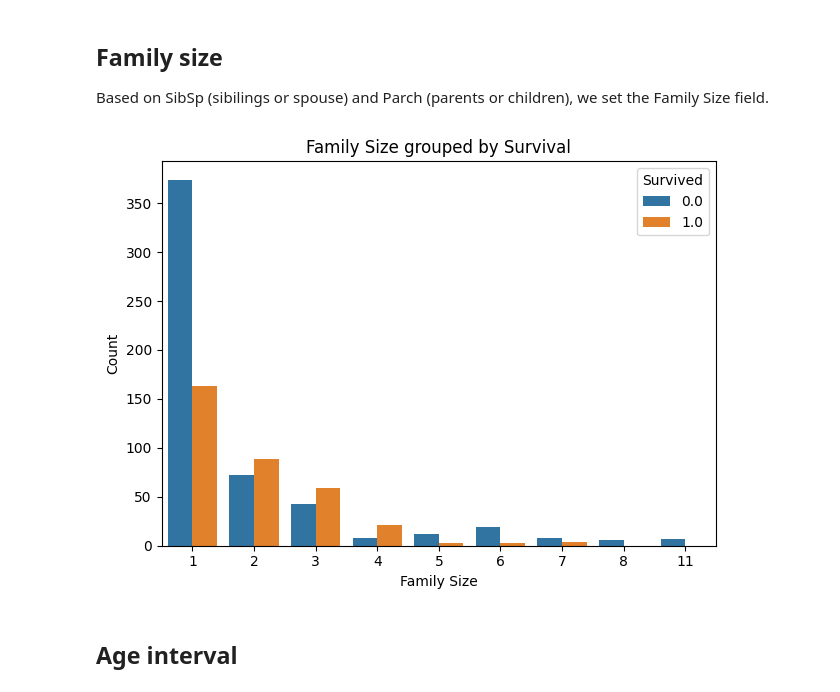
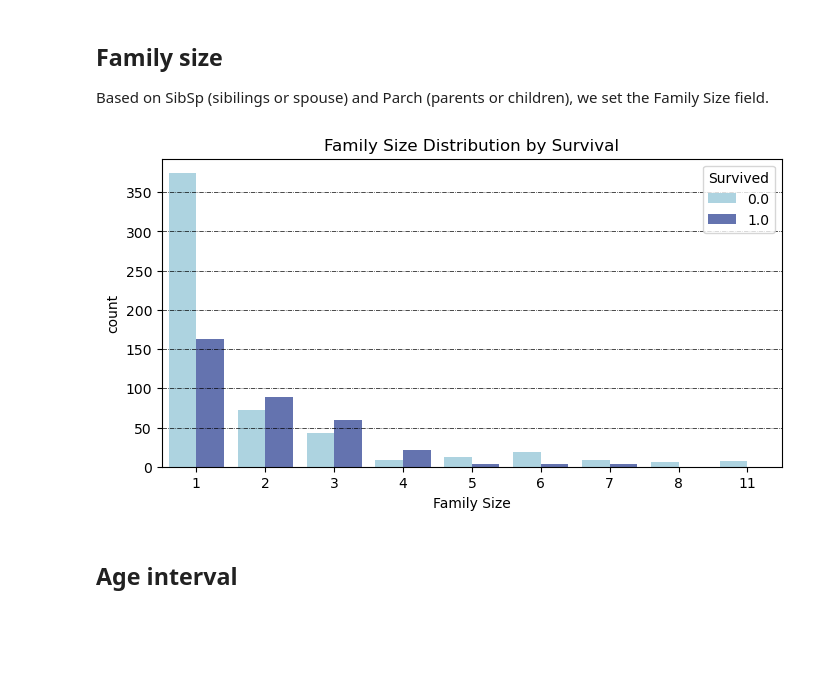
Before and after one commit to Bruno-He/ps1_ex4_nb_to_repo, a Jupyter notebook: notebooks/Titanic Data Journey.ipynb, the cells around one changed output. Drawn from its saved outputs; the diff is of its cells as text; code cells hidden in the pictures; blank space fills up the shorter version.

```diff
--- a/notebooks/Titanic Data Journey.ipynb
+++ b/notebooks/Titanic Data Journey.ipynb
@@ -20,21 +32,14 @@ from sklearn.ensemble import RandomForestClassifier
 # %%
 # TODO: Add all hard coded parameters like file paths or model parameters here
-import sys
-from pathlib import Path
-
-NOTEBOOK_DIR = Path().resolve()
-PROJECT_ROOT = NOTEBOOK_DIR.parent
-sys.path.append(str(PROJECT_ROOT))
-
-from src.data import load_data, missing_summary, nonnull_unique_summary, most_frequent_summary, concat_with_set, inspect_dataframes
-from src.features import add_family_size, add_age_interval, add_fare_interval, add_sex_pclass, add_parsed_name_columns, copy_titles, unify_titles, add_family_type, encode_sex_numeric
-from src.model import make_split, get_xy, fit_predict_rf
-from src.utils import countplot_with_hue, groupby_mean, plot_distribution_pairs, plot_categorical_pairs
+TRAIN_PATH = "../data/train.csv"
+TEST_PATH = "../data/test.csv"
 # %% [markdown]
 ## Read the data
 # %%
+
+
 # TODO: Put the path at the top of the script and replace with variable
-train_df, test_df = load_data()
+train_df, test_df = load_data(TRAIN_PATH, TEST_PATH)
 # %% [markdown]
 # Preliminary data inspection
 # %% [markdown]
@@ -152,8 +311,8 @@ We show here two graphs in paralel:
 
 Let's first aggregate train and test data into one single dataframe, `all_df`.
 # %%
-# TODO: turn into function
-all_df = concat_with_set(train_df, test_df)
+# Combine datasets using our custom function
+all_df = combine_datasets(train_df, test_df)
 # %%
 all_df.head()
 # %% [output]
@@ -224,6 +389,6 @@ plot_distribution_pairs(all_df, cols=["Age", "Fare"], hue="Survived")
 
 Based on SibSp (sibilings or spouse) and Parch (parents or children), we set the Family Size field.
 # %%
-# TODO: turn into function
-all_df = add_family_size(all_df)
+# Create family size feature using our custom function
+all_df = create_family_size(all_df)
 # %%
@@ -232,14 +397,8 @@ train_df = add_family_size(train_df)
 # %%
-# Plot count pairs using all_df for the column "Family Size" and use "Survived" as hue.
-countplot_with_hue(
-    df=all_df,
-    x="Family Size",
-    hue="Survived",
-    title="Family Size grouped by Survival"
-)
-plt.show()
+# Plot count pairs using all_df for the column "Family Size" and use "Survived" as hue
+plot_count_pairs(all_df, "Family Size", hue="Survived", title="Family Size Distribution by Survival", color_list=color_list)
 # %% [output]
-[figure, old version]
+[figure, new version]
 # %% [markdown]
 ## Age interval
 # %%
```
Also changed, not shown: parts of 49 cells of this notebook, 6 other files.
